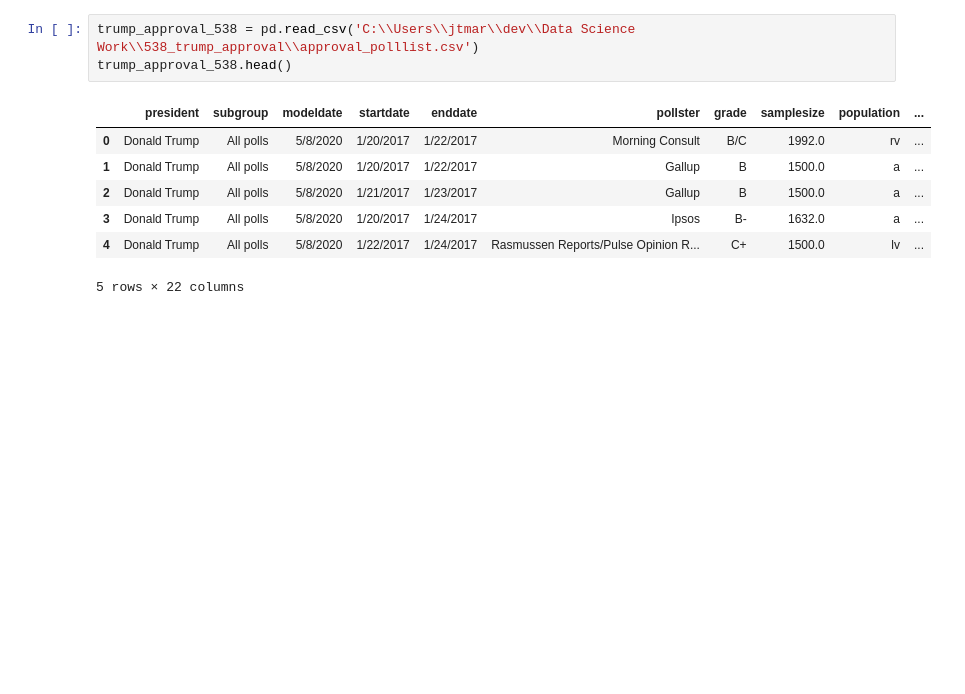
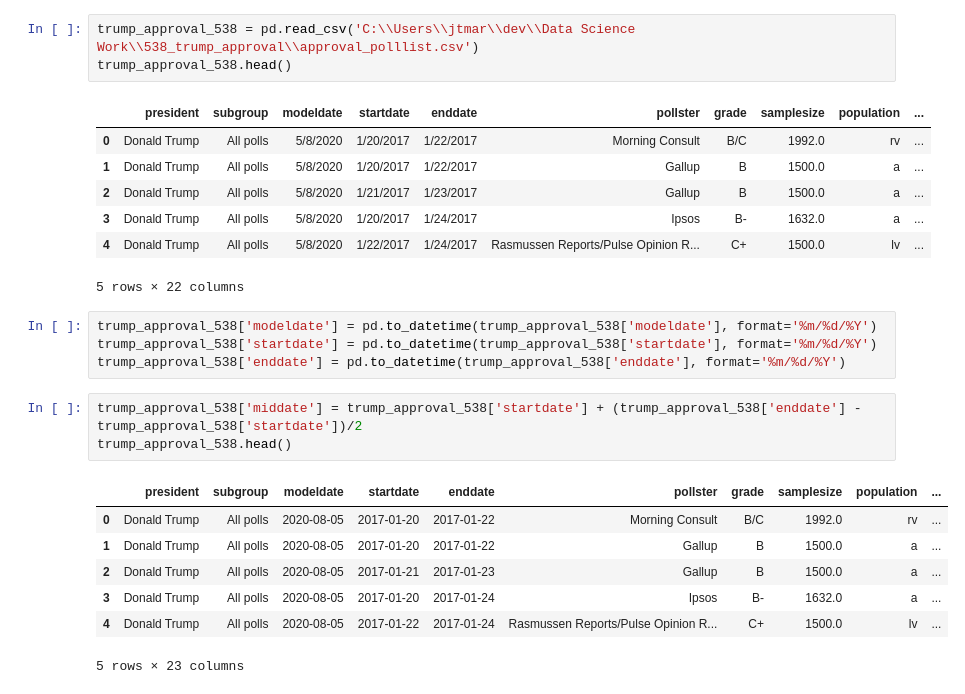
Before and after one commit to jtmartineau/SEIHARD, a Jupyter notebook: Model.ipynb, the cells around one changed output. Cells and saved outputs as stored; diff of their text form; blank space fills up the shorter version.

```diff
--- a/Model.ipynb
+++ b/Model.ipynb
@@ -75,3 +81,18 @@ trump_approval_538.head()
 | 3 | Donald Trump | All polls | 5/8/2020 | 1/20/2017 | 1/24/2017 | Ipsos | B- | 1632.0 | a | ... |
 | 4 | Donald Trump | All polls | 5/8/2020 | 1/22/2017 | 1/24/2017 | Rasmussen Reports/Pulse Opinion R... | C+ | 1500.0 | lv | ... |
 5 rows × 22 columns
+# %%
+trump_approval_538['modeldate'] = pd.to_datetime(trump_approval_538['modeldate'], format='%m/%d/%Y')
+trump_approval_538['startdate'] = pd.to_datetime(trump_approval_538['startdate'], format='%m/%d/%Y')
+trump_approval_538['enddate'] = pd.to_datetime(trump_approval_538['enddate'], format='%m/%d/%Y')
+# %%
+trump_approval_538['middate'] = trump_approval_538['startdate'] + (trump_approval_538['enddate'] - trump_approval_538['startdate'])/2
+trump_approval_538.head()
+# %% [output]
+|  | president | subgroup | modeldate | startdate | enddate | pollster | grade | samplesize | population | ... |
+| 0 | Donald Trump | All polls | 2020-08-05 | 2017-01-20 | 2017-01-22 | Morning Consult | B/C | 1992.0 | rv | ... |
+| 1 | Donald Trump | All polls | 2020-08-05 | 2017-01-20 | 2017-01-22 | Gallup | B | 1500.0 | a | ... |
+| 2 | Donald Trump | All polls | 2020-08-05 | 2017-01-21 | 2017-01-23 | Gallup | B | 1500.0 | a | ... |
+| 3 | Donald Trump | All polls | 2020-08-05 | 2017-01-20 | 2017-01-24 | Ipsos | B- | 1632.0 | a | ... |
+| 4 | Donald Trump | All polls | 2020-08-05 | 2017-01-22 | 2017-01-24 | Rasmussen Reports/Pulse Opinion R... | C+ | 1500.0 | lv | ... |
+5 rows × 23 columns
```
Also changed, not shown: parts of 5 cells of this notebook.
